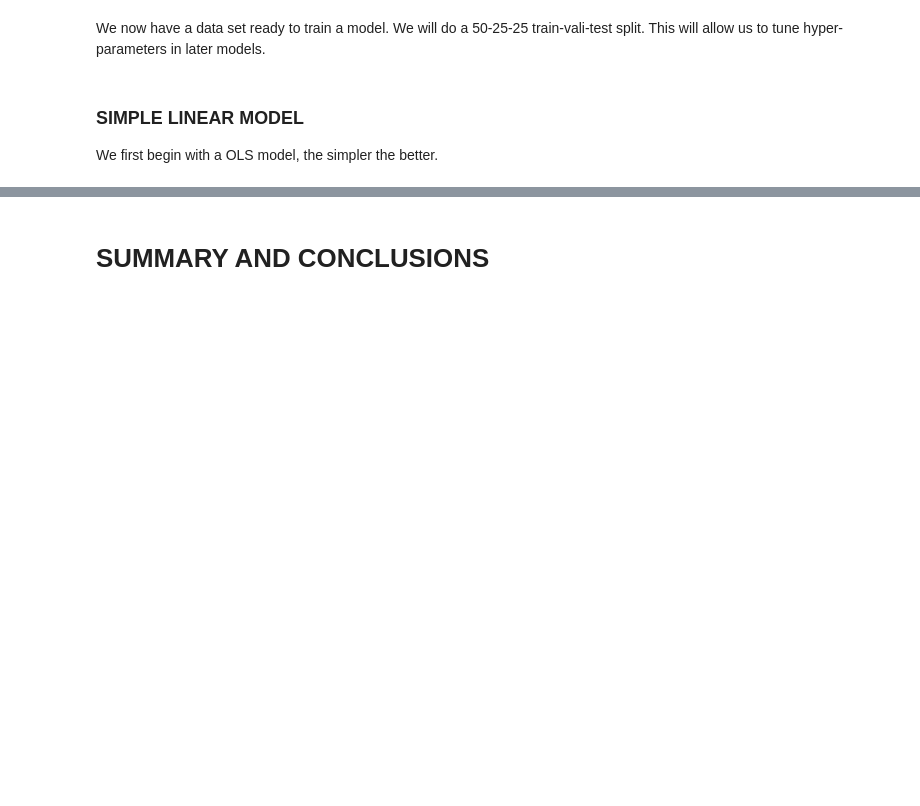
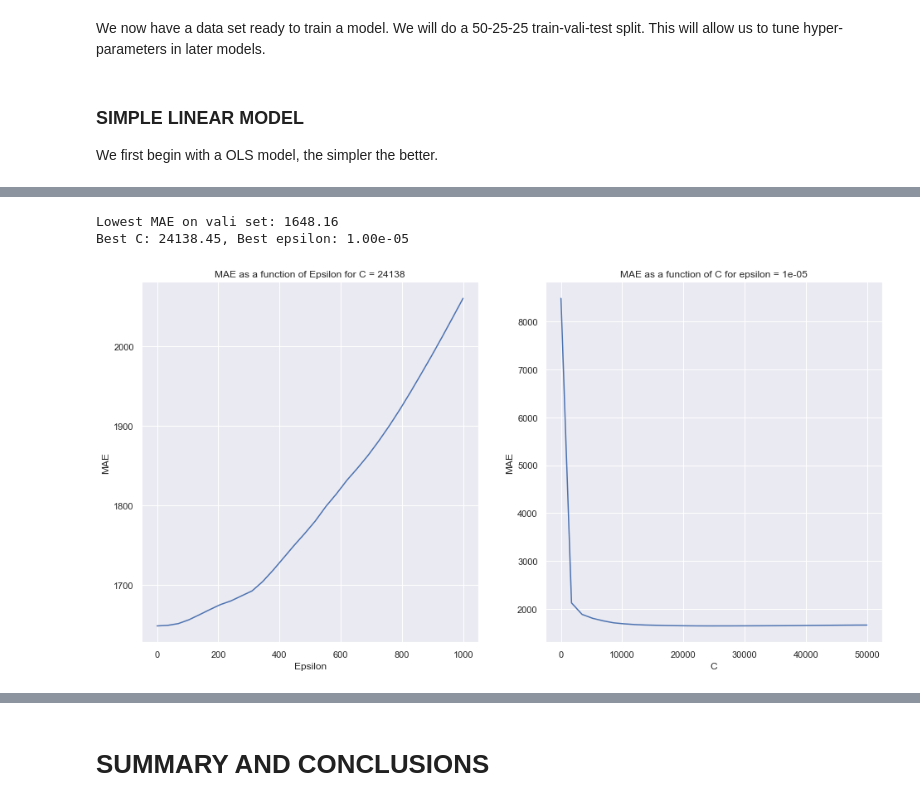
Before and after one commit to beniamp/US_Insurance_Analysis, a Jupyter notebook: us-medical-insurance-costs.ipynb, the cells around one changed output, grey strips where cells are left out. Drawn from its saved outputs; the diff is of its cells as text; code cells hidden in the pictures; blank space fills up the shorter version.

```diff
--- a/us-medical-insurance-costs.ipynb
+++ b/us-medical-insurance-costs.ipynb
@@ -717,0 +718,6 @@ Average insurance charge 13270.42
+# %%
+# create our hyper parameter canditates, won't have a great resolution but this is more for proof of concept
+N = 30
+Cs = np.linspace(1, 50000, N, endpoint=True)
+eps = np.linspace(0.00001, 1000,N, endpoint=True)
+maes = np.zeros((N,N))
@@ -717,0 +733,17 @@ Average insurance charge 13270.42
+# %%
+print('Lowest MAE on vali set: {:.2f}'.format(maes.min()))
+Cbest,Ebest = np.where(maes == maes.min())
+print('Best C: {:.2f}, Best epsilon: {:.2e}'.format(Cs[Cbest[0]], eps[Ebest[0]]))
+# %% [output]
+Lowest MAE on vali set: 1648.16
+Best C: 24138.45, Best epsilon: 1.00e-05
+# %%
+plt.rcParams['figure.figsize'] = [16,8]
+fig, (ax1, ax2) = plt.subplots(1, 2)
+ax1.plot(eps, maes[Cbest[0], :])
+ax2.plot(Cs, maes[:,Ebest[0]])
+ax1.set(xlabel='Epsilon', ylabel = 'MAE', title = f'MAE as a function of Epsilon for C = {int(Cs[Cbest[0]])}')
+ax2.set(xlabel='C', ylabel = 'MAE', title = f'MAE as a function of C for epsilon = {(eps[Ebest[0]])}')
+plt.show()
+# %% [output]
+[figure, added]
```
Also changed, not shown: parts of 37 cells of this notebook.
